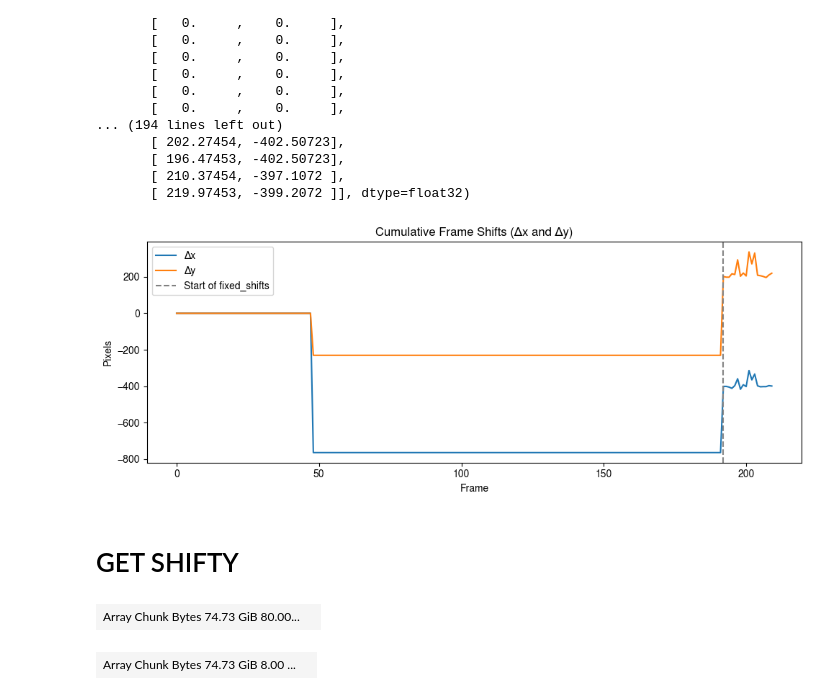
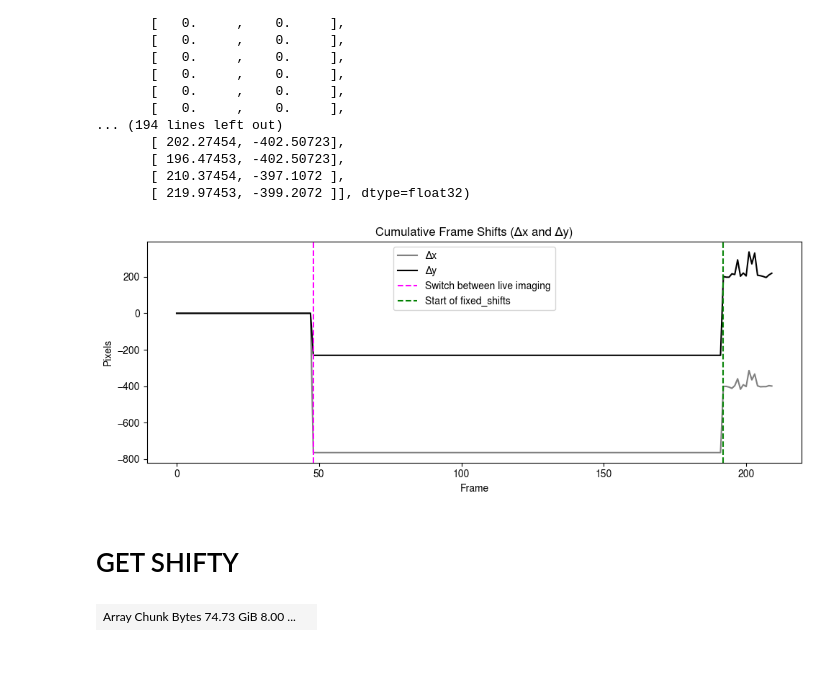
Before and after one commit to nthndy/heterognosis, a Jupyter notebook: linking.ipynb, the cells around one changed output. Drawn from its saved outputs; the diff is of its cells as text; code cells hidden in the pictures; blank space fills up the shorter version.

Commit message:
almost fixed live-fix linking
theres a slight bug in untiing the functional fixed alignment and the live cell alignment, but it appears in the fixed alignment so the live-fixed works!

```diff
--- a/linking.ipynb
+++ b/linking.ipynb
@@ -382,7 +384,17 @@ array([[  47.        , 3222.14306624, 3368.90265877],
        [ 191.        , 1377.57729843, 4979.66035842],
        [ 192.        , 1818.3243489 , 5336.55797002]])
 # %%
-fiducials = viewer.layers['fiducials'].data  # shape: (N, 3): [t, y, x]
+fiducials = np.asarray([[  47.        , 3222.14306624, 3368.90265877],
+       [  48.        , 2994.20432992, 2616.17473885],
+       [  47.        , 3065.76649133, 3392.75671257],
+       [  48.        , 2832.52685417, 2616.17473885],
+       [ 191.        , 2065.57269429, 3521.97011344],
+       [ 192.        , 2476.21994619, 3893.91762433],
+       [ 191.        , 1528.07629128, 5069.95975413],
+       [ 192.        , 1975.27329858, 5431.15733695],
+       [ 191.        , 1377.57729843, 4979.66035842],
+       [ 192.        , 1818.3243489 , 5336.55797002]])#viewer.layers['fiducials'].data  # shape: (N, 3): [t, y, x]
+
 live_shifts = np.zeros((210, 2), dtype=np.float32)
 
 # Group by frame
@@ -472,22 +484,19 @@ array([[   0.     ,    0.     ],
 # %%
 import matplotlib.pyplot as plt
 
 plt.figure(figsize=(10, 4))
-plt.plot(shifts[:, 1], label='Δx')
-plt.plot(shifts[:, 0], label='Δy')
-plt.axvline(192, color='grey', linestyle='--', label='Start of fixed_shifts')
+plt.plot(shifts[:, 1], label='Δx', color='gray')
+plt.plot(shifts[:, 0], label='Δy', color='black')
+plt.axvline(48, color='magenta', linestyle='--', label='Switch between live imaging')
+plt.axvline(192, color='green', linestyle='--', label='Start of fixed_shifts')
 plt.legend()
 plt.title("Cumulative Frame Shifts (Δx and Δy)")
 plt.xlabel("Frame")
 plt.ylabel("Pixels")
 plt.tight_layout()
 plt.show()
 # %% [output]
-[figure, old version]
+[figure, new version]
 # %% [markdown]
 # GET SHIFTY
-# %%
-images
-# %% [output]
-| Array Chunk Bytes 74.73 GiB 80.00... |  |
 # %%
```
Also changed, not shown: parts of 64 cells of this notebook.
